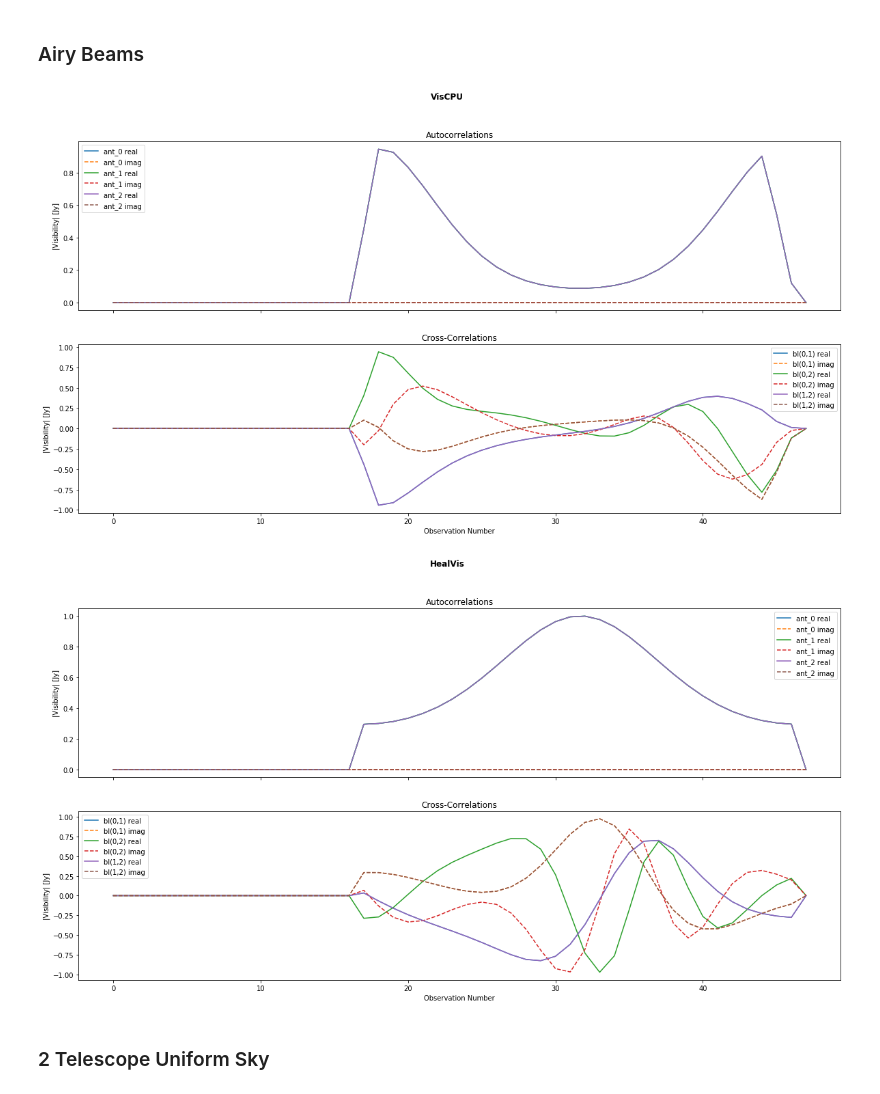
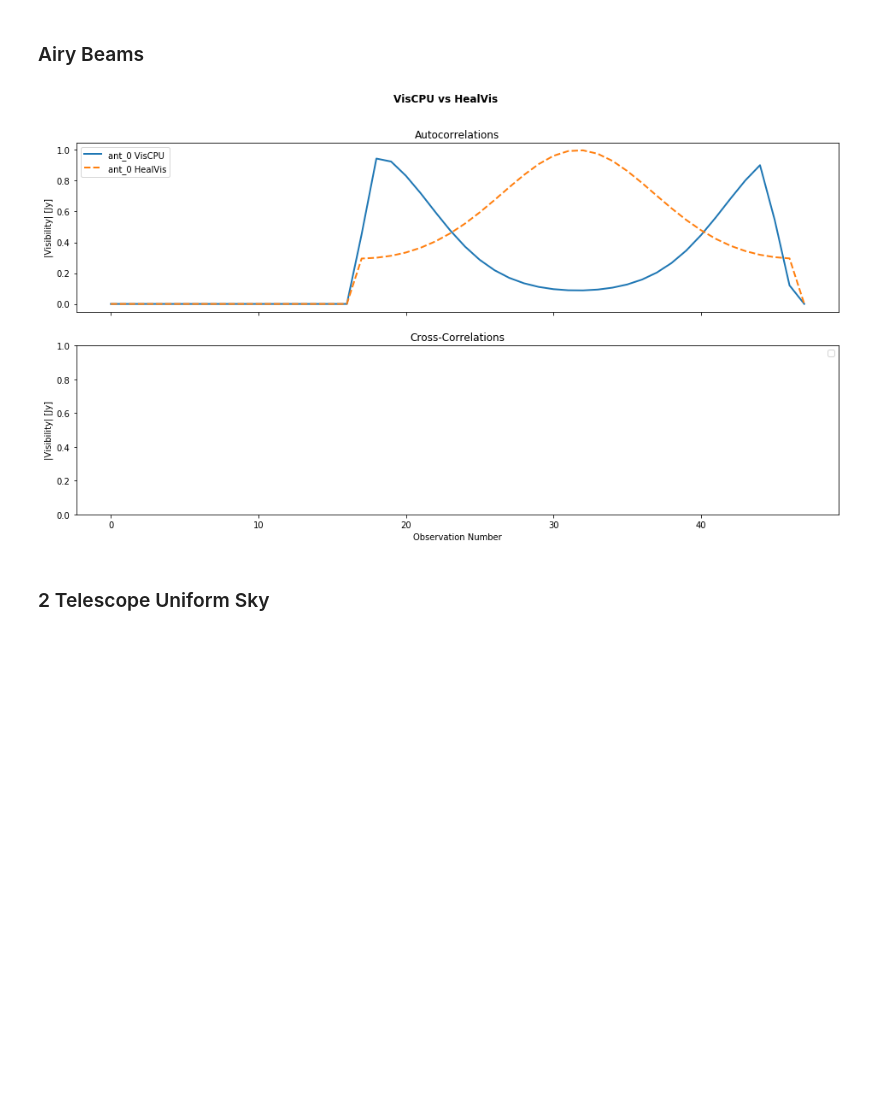
Before and after one commit to HERA-Team/hera_sim, a Jupyter notebook: docs/tutorials/visibility_simulator.ipynb, the cells around one changed output. Cells and saved outputs as stored; diff of their text form; code cells hidden in the pictures; blank space fills up the shorter version.

```diff
--- a/docs/tutorials/visibility_simulator.ipynb
+++ b/docs/tutorials/visibility_simulator.ipynb
@@ -34,7 +34,7 @@ def unique(arr):
 
 def plot_blts(simulator):
     fig, ax = plt.subplots(2, 1, sharex=True,
-                           subplot_kw={"ylabel":"|Visibility| [Jy]"}, figsize=(20,10))
+                           subplot_kw={"ylabel":"|Visibility| [Jy]"}, figsize=(16,8))
 
     fig.suptitle(type(simulator).__name__, fontweight='bold')
 
@@ -63,6 +63,34 @@ def plot_blts(simulator):
     ax[1].set_title("Cross-Correlations")
     ax[1].set_xlabel("Observation Number")
     #ax[1].set_xlabel("LST (hours)")
+
+def compare_blts(simulator1, simulator2):
+    fig, ax = plt.subplots(2, 1, sharex=True,
+                           subplot_kw={"ylabel":"|Visibility| [Jy]"}, figsize=(16, 8))
+
+    name1 = type(simulator1).__name__
+    name2 = type(simulator2).__name__
+
+    fig.suptitle(name1 + " vs " + name2, fontweight='bold')
+
+    lw=2
+
+    for i in simulator1.uvdata.antenna_numbers:
+        auto_ind = simulator1.uvdata.antpair2ind((i,i))
+
+        ax[0].plot(np.real(simulator1.uvdata.data_array[auto_ind, 0, 0, 0]), label=("ant_{} " + name1).format(i), linewidth=lw)
+        ax[0].plot(np.real(simulator2.uvdata.data_array[auto_ind, 0, 0, 0]), linestyle="--", label=("ant_{} "+name2).format(i), linewidth=lw)
+
+        for j in simulator1.uvdata.antenna_numbers[(i+1):]:
+            cross_ind = simulator1.uvdata.antpair2ind((i,j))
+            ax[1].plot(np.real(simulator1.uvdata.data_array[cross_ind, 0, 0, 0]), label=("bl({},{}) " + name1).format(i,j), linewidth=lw)
+            ax[1].plot(np.real(simulator2.uvdata.data_array[cross_ind, 0, 0, 0]), linestyle="--", label=("bl({},{}) " + name2).format(i,j), linewidth=lw)
+
+    ax[0].legend()
+    ax[1].legend()
+    ax[0].set_title("Autocorrelations")
+    ax[1].set_title("Cross-Correlations")
+    ax[1].set_xlabel("Observation Number")
 # %% [markdown]
 ``VisCPU`` natively deals with diffuse emission, and the ``VisibilitySimulator`` uses ``healpix`` maps to represent such emission:
 # %%
@@ -232,41 +260,42 @@ plot_blts(simulator)
 # %% [markdown]
 ### Airy Beams
 # %%
-uvdata = myuvdata(ntel=3, ntimes=48)
-uvdata1 = myuvdata(ntel=3, ntimes=48)
+uvdata = myuvdata(ntel=1, ntimes=48)
+uvdata1 = myuvdata(ntel=1, ntimes=48)
 freqs = unique(uvdata.freq_array)
 
 point_source_pos = np.array([[0, uvdata.telescope_lat_lon_alt[0]]])
 point_source_flux = np.array([[1.0]] * len(freqs))
 
 viscpu_sim = VisCPU(
     uvdata=uvdata,
     sky_freqs=freqs,
     point_source_pos=point_source_pos,
     point_source_flux=point_source_flux,
     nside=2**4,
     beams = [AnalyticBeam("airy", diameter=2)],
     real_dtype=np.float64,
     complex_dtype=np.complex128,
 )
 
 healvis_sim = HealVis(
     uvdata=uvdata1,
     sky_freqs=freqs,
     point_source_pos=point_source_pos,
     point_source_flux=point_source_flux,
     beams = [AnalyticBeam("airy", diameter=2)],
     nside=2 ** 4
 )
 
 viscpu = viscpu_sim.simulate()
 healvis = healvis_sim.simulate()
 
-plot_blts(viscpu_sim)
-plot_blts(healvis_sim)
+#plot_blts(viscpu_sim)
+#plot_blts(healvis_sim)
+
+compare_blts(viscpu_sim, healvis_sim)
 # %% [output]
-[figure, old version]
+[figure, new version]
-[figure, removed]
 # %%
 uvdata = myuvdata()
 uvdata1 = myuvdata()
```
Also changed, not shown: parts of 2 cells of this notebook.
